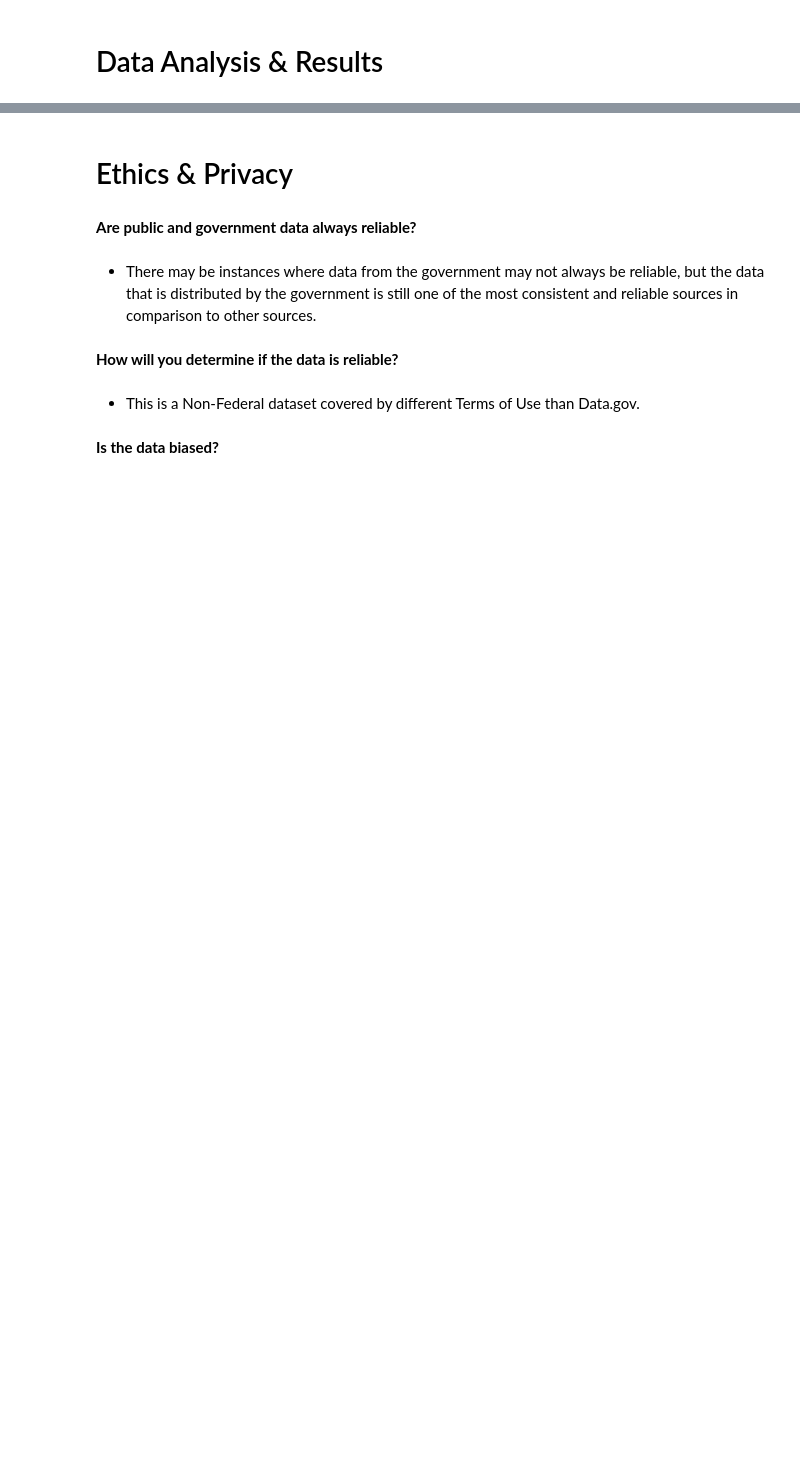
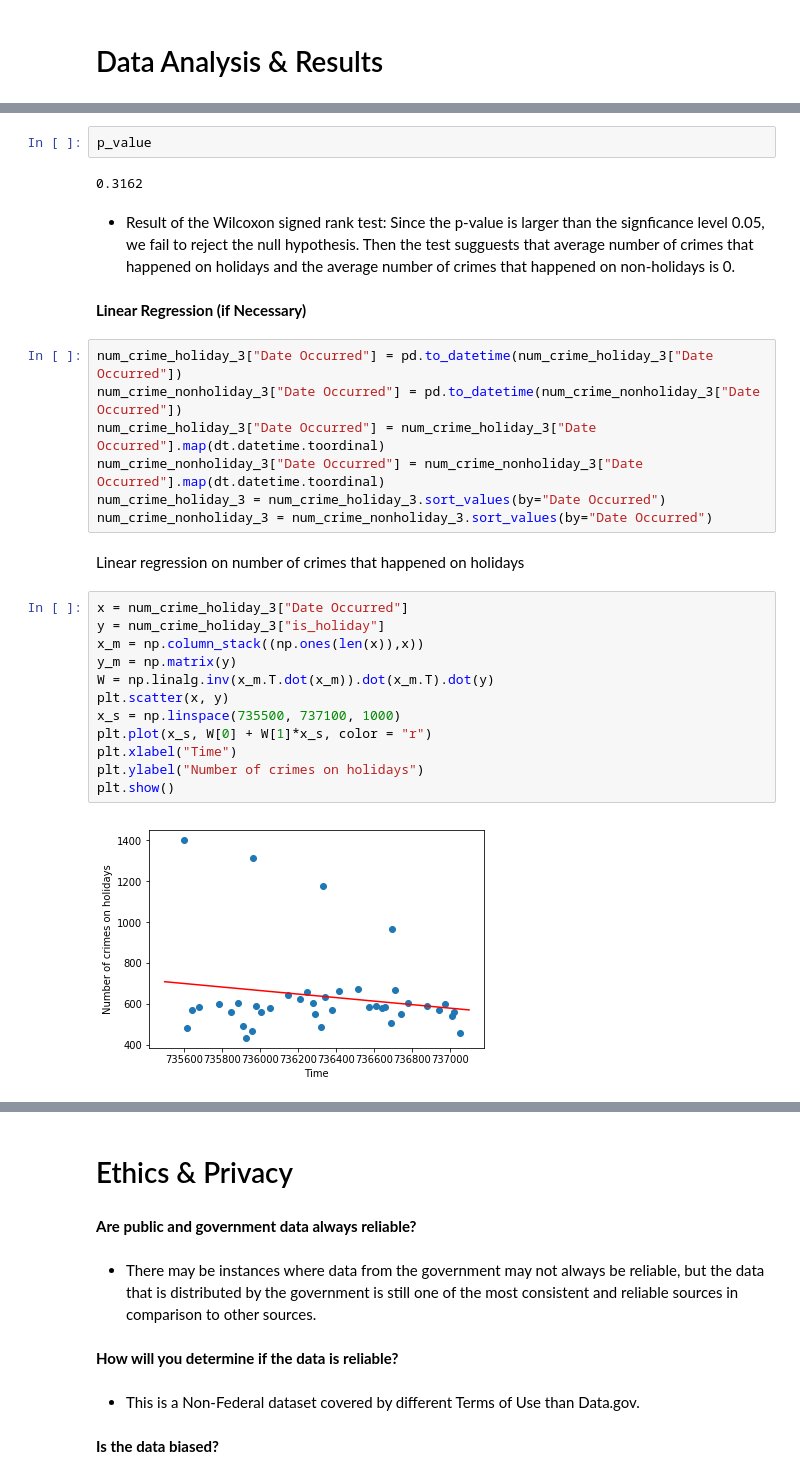
Before and after one commit to r3qin/COGS108FinalProject, a Jupyter notebook: FinalProject.ipynb, the cells around one changed output, grey strips where cells are left out. Saved outputs shown, nothing was run; the diff lists cells and outputs as text; blank space fills up the shorter version.

```diff
--- a/FinalProject.ipynb
+++ b/FinalProject.ipynb
@@ -107,0 +222,31 @@ Include cells that describe the steps in your data analysis.
+# %%
+p_value
+# %% [output]
+0.3162
+# %% [markdown]
+- Result of the Wilcoxon signed rank test: Since the p-value is larger than the signficance level 0.05, we fail to reject the null hypothesis. Then the test sugguests that average number of crimes that happened on holidays and the average number of crimes that happened on non-holidays is 0.
+# %% [markdown]
+**Linear Regression (if Necessary)**
+# %%
+num_crime_holiday_3["Date Occurred"] = pd.to_datetime(num_crime_holiday_3["Date Occurred"])
+num_crime_nonholiday_3["Date Occurred"] = pd.to_datetime(num_crime_nonholiday_3["Date Occurred"])
+num_crime_holiday_3["Date Occurred"] = num_crime_holiday_3["Date Occurred"].map(dt.datetime.toordinal)
+num_crime_nonholiday_3["Date Occurred"] = num_crime_nonholiday_3["Date Occurred"].map(dt.datetime.toordinal)
+num_crime_holiday_3 = num_crime_holiday_3.sort_values(by="Date Occurred")
+num_crime_nonholiday_3 = num_crime_nonholiday_3.sort_values(by="Date Occurred")
+# %% [markdown]
+Linear regression on number of crimes that happened on holidays
+# %%
+x = num_crime_holiday_3["Date Occurred"]
+y = num_crime_holiday_3["is_holiday"]
+x_m = np.column_stack((np.ones(len(x)),x))
+y_m = np.matrix(y)
+W = np.linalg.inv(x_m.T.dot(x_m)).dot(x_m.T).dot(y)
+plt.scatter(x, y)
+x_s = np.linspace(735500, 737100, 1000)
+plt.plot(x_s, W[0] + W[1]*x_s, color = "r")
+plt.xlabel("Time")
+plt.ylabel("Number of crimes on holidays")
+plt.show()
+# %% [output]
+[figure, added]
```
Also changed, not shown: parts of 35 cells of this notebook.
